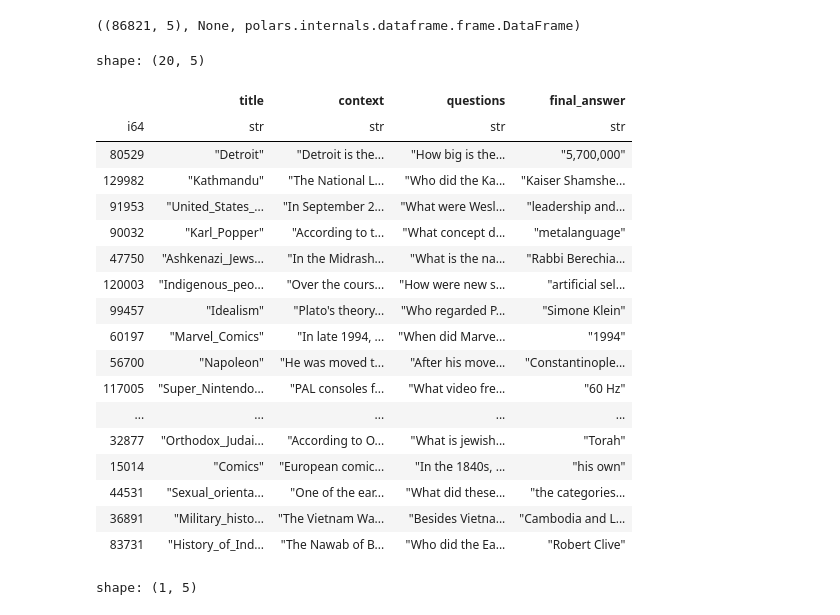
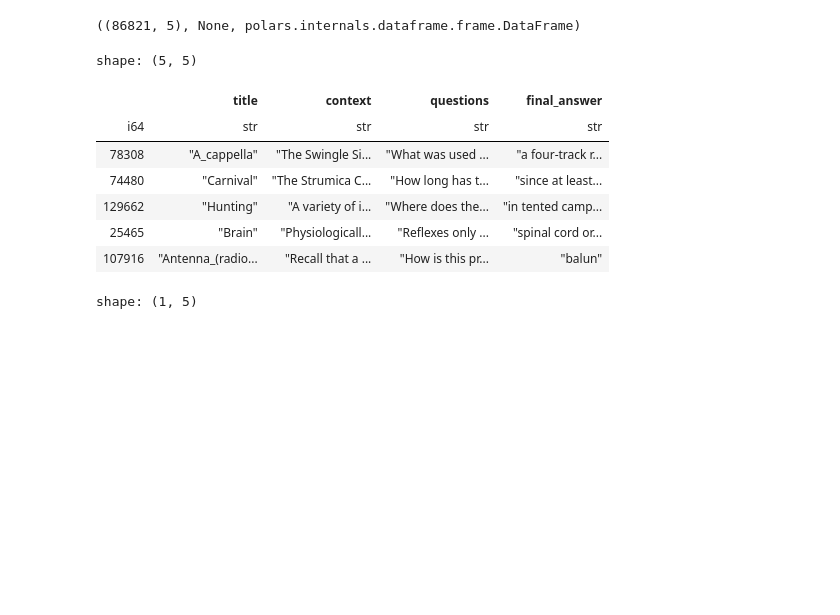
Before and after one commit to tikendraw/question-answer-generation, a Jupyter notebook: question_answers_genration.ipynb, the cells around one changed output. Drawn from its saved outputs; the diff is of its cells as text; code cells hidden in the pictures; blank space fills up the shorter version.

```diff
--- a/question_answers_genration.ipynb
+++ b/question_answers_genration.ipynb
@@ -31,27 +82,16 @@ dtypes: int64(1), object(4)
 memory usage: 3.3+ MB
 ((86821, 5), None, polars.internals.dataframe.frame.DataFrame)
 # %%
-df.sample(20)
+df.sample(5)
 # %% [output]
-shape: (20, 5)
+shape: (5, 5)
 |  | title | context | questions | final_answer |
 | i64 | str | str | str | str |
-| 80529 | "Detroit" | "Detroit is the... | "How big is the... | "5,700,000" |
-| 129982 | "Kathmandu" | "The National L... | "Who did the Ka... | "Kaiser Shamshe... |
-| 91953 | "United_States_... | "In September 2... | "What were Wesl... | "leadership and... |
-| 90032 | "Karl_Popper" | "According to t... | "What concept d... | "metalanguage" |
-| 47750 | "Ashkenazi_Jews... | "In the Midrash... | "What is the na... | "Rabbi Berechia... |
-| 120003 | "Indigenous_peo... | "Over the cours... | "How were new s... | "artificial sel... |
-| 99457 | "Idealism" | "Plato's theory... | "Who regarded P... | "Simone Klein" |
-| 60197 | "Marvel_Comics" | "In late 1994, ... | "When did Marve... | "1994" |
-| 56700 | "Napoleon" | "He was moved t... | "After his move... | "Constantinople... |
-| 117005 | "Super_Nintendo... | "PAL consoles f... | "What video fre... | "60 Hz" |
-| ... | ... | ... | ... | ... |
-| 32877 | "Orthodox_Judai... | "According to O... | "What is jewish... | "Torah" |
-| 15014 | "Comics" | "European comic... | "In the 1840s, ... | "his own" |
-| 44531 | "Sexual_orienta... | "One of the ear... | "What did these... | "the categories... |
-| 36891 | "Military_histo... | "The Vietnam Wa... | "Besides Vietna... | "Cambodia and L... |
-| 83731 | "History_of_Ind... | "The Nawab of B... | "Who did the Ea... | "Robert Clive" |
+| 78308 | "A_cappella" | "The Swingle Si... | "What was used ... | "a four-track r... |
+| 74480 | "Carnival" | "The Strumica C... | "How long has t... | "since at least... |
+| 129662 | "Hunting" | "A variety of i... | "Where does the... | "in tented camp... |
+| 25465 | "Brain" | "Physiologicall... | "Reflexes only ... | "spinal cord or... |
+| 107916 | "Antenna_(radio... | "Recall that a ... | "How is this pr... | "balun" |
 # %%
 # null check
 df.null_count()
```
Also changed, not shown: parts of 27 cells of this notebook.
